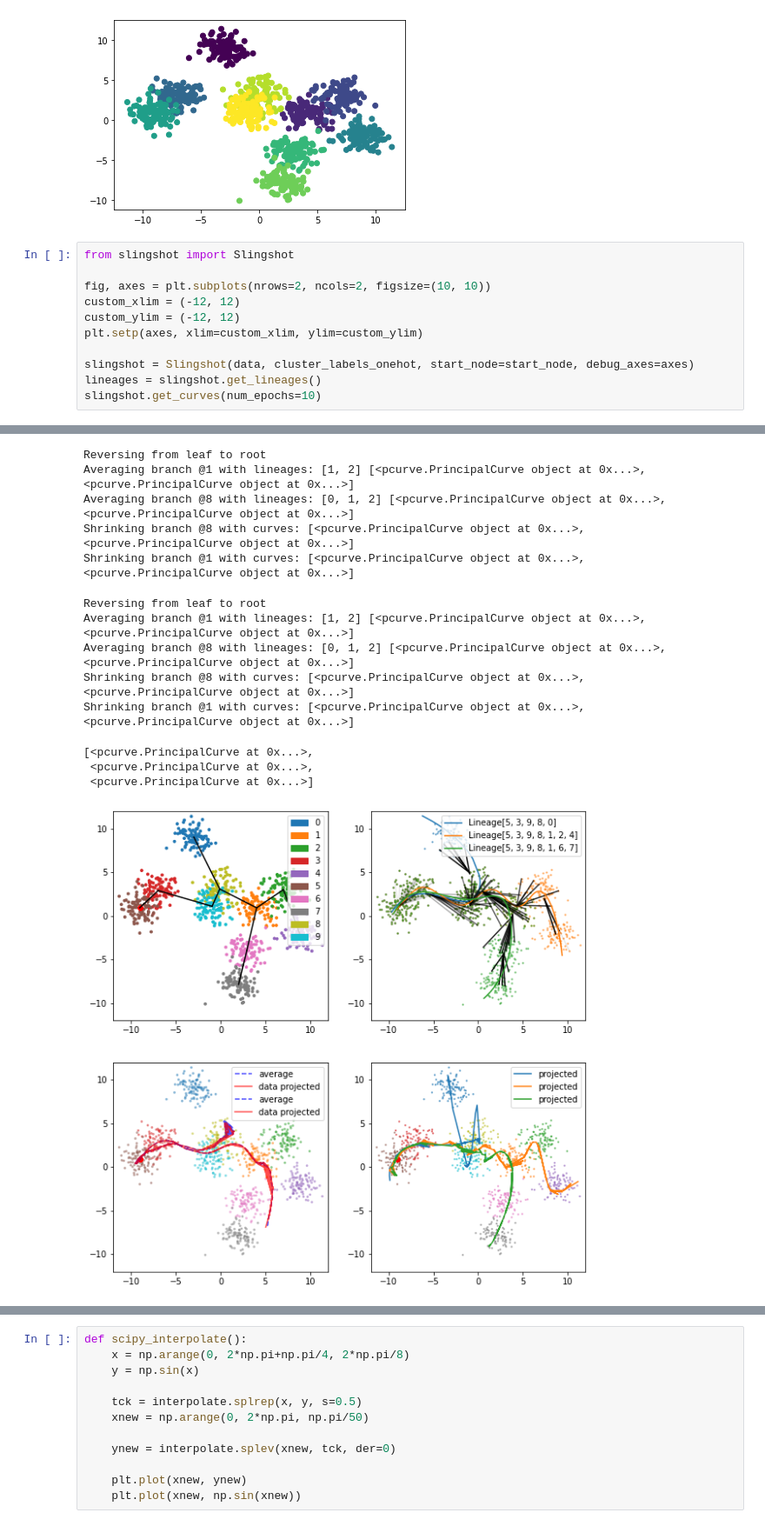
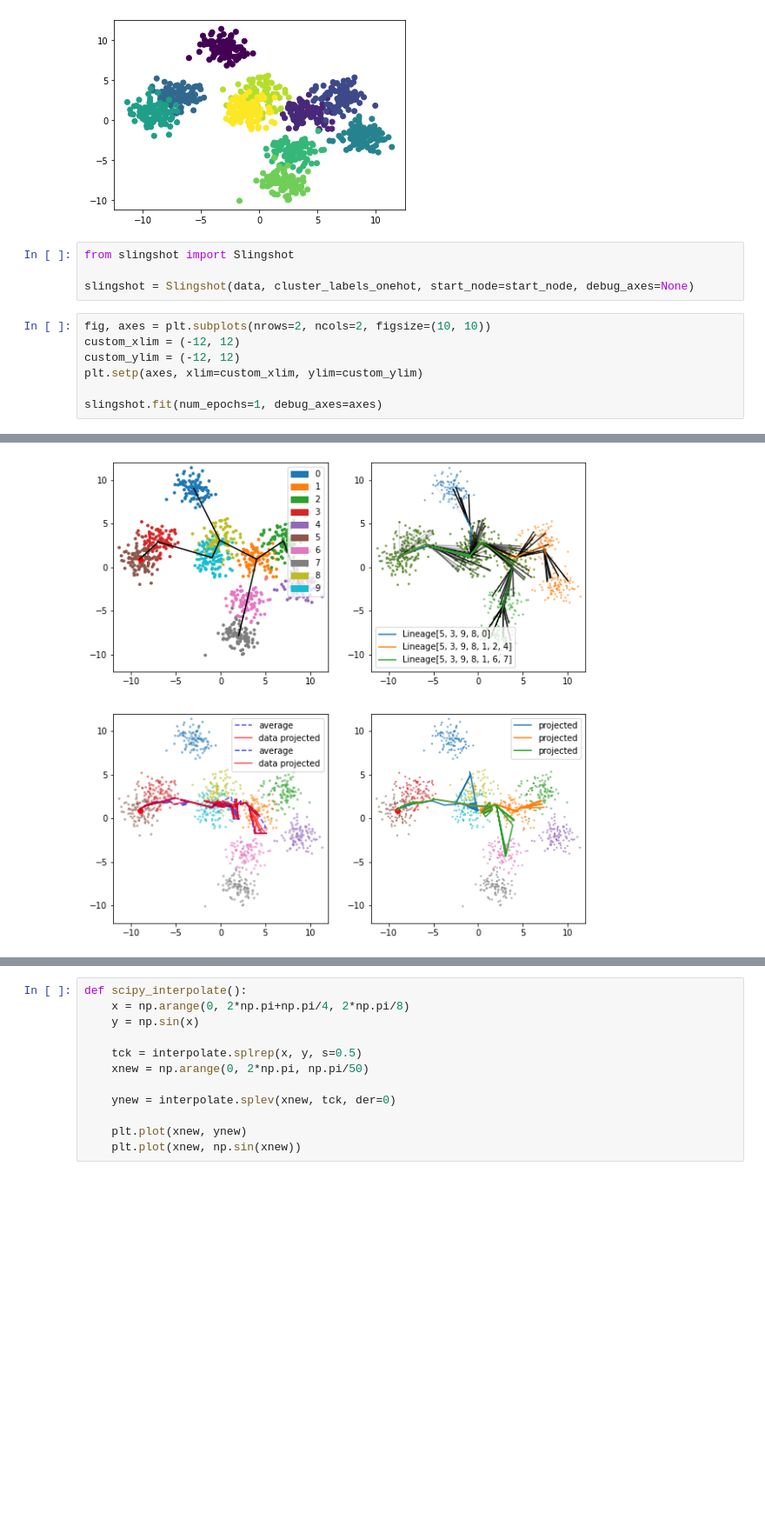
Before and after one commit to mossjacob/pyslingshot, a Jupyter notebook: slingshot.ipynb, the cells around one changed output, grey strips where cells are left out. Shown at 87% size. Saved outputs shown, nothing was run; the diff lists cells and outputs as text; blank space fills up the shorter version.

```diff
--- a/slingshot.ipynb
+++ b/slingshot.ipynb
@@ -44,15 +44,15 @@ cluster_labels_onehot = np.zeros((cluster_labels.shape[0], cluster_labels.max()+
 cluster_labels_onehot[np.arange(cluster_labels.shape[0]), cluster_labels] = 1
 # %% [output]
 [figure]
+# %%
+from slingshot import Slingshot
+
+slingshot = Slingshot(data, cluster_labels_onehot, start_node=start_node, debug_axes=None)
 # %%
-from slingshot import Slingshot
-
 fig, axes = plt.subplots(nrows=2, ncols=2, figsize=(10, 10))
 custom_xlim = (-12, 12)
 custom_ylim = (-12, 12)
 plt.setp(axes, xlim=custom_xlim, ylim=custom_ylim)
 
-slingshot = Slingshot(data, cluster_labels_onehot, start_node=start_node, debug_axes=axes)
-lineages = slingshot.get_lineages()
-slingshot.get_curves(num_epochs=10)
+slingshot.fit(num_epochs=1, debug_axes=axes)
 # %% [output]
@@ -100,14 +59 @@ Shrinking branch @1 with curves: [<pcurve.PrincipalCurve object at 0x...>, <pcur
-Reversing from leaf to root
-Averaging branch @1 with lineages: [1, 2] [<pcurve.PrincipalCurve object at 0x...>, <pcurve.PrincipalCurve object at 0x...>]
-Averaging branch @8 with lineages: [0, 1, 2] [<pcurve.PrincipalCurve object at 0x...>, <pcurve.PrincipalCurve object at 0x...>]
-Shrinking branch @8 with curves: [<pcurve.PrincipalCurve object at 0x...>, <pcurve.PrincipalCurve object at 0x...>]
-Shrinking branch @1 with curves: [<pcurve.PrincipalCurve object at 0x...>, <pcurve.PrincipalCurve object at 0x...>]
-Reversing from leaf to root
-Averaging branch @1 with lineages: [1, 2] [<pcurve.PrincipalCurve object at 0x...>, <pcurve.PrincipalCurve object at 0x...>]
-Averaging branch @8 with lineages: [0, 1, 2] [<pcurve.PrincipalCurve object at 0x...>, <pcurve.PrincipalCurve object at 0x...>]
-Shrinking branch @8 with curves: [<pcurve.PrincipalCurve object at 0x...>, <pcurve.PrincipalCurve object at 0x...>]
-Shrinking branch @1 with curves: [<pcurve.PrincipalCurve object at 0x...>, <pcurve.PrincipalCurve object at 0x...>]
-[<pcurve.PrincipalCurve at 0x...>,
- <pcurve.PrincipalCurve at 0x...>,
- <pcurve.PrincipalCurve at 0x...>]
-[figure, old version]
+[figure, new version]
```
Also changed, not shown: parts of 3 cells of this notebook, 2 other files.
